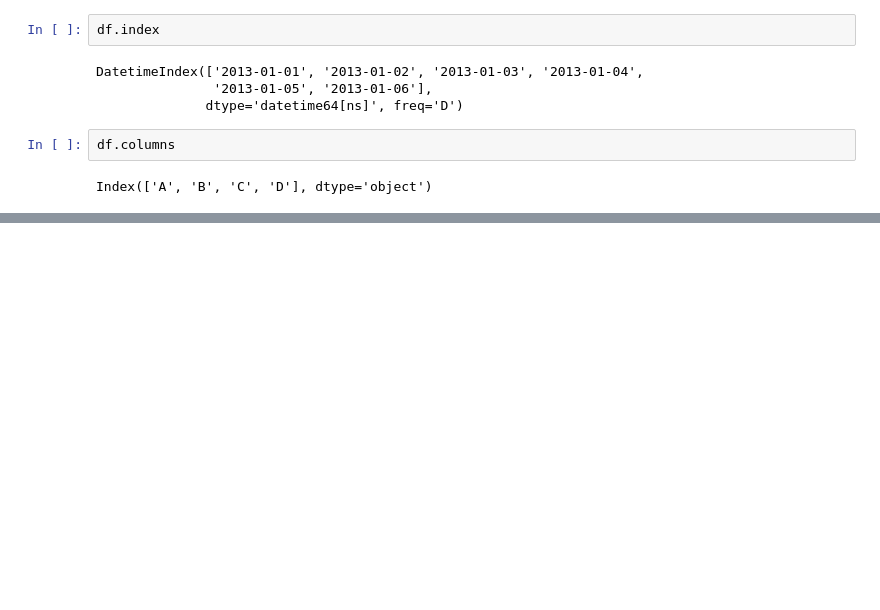
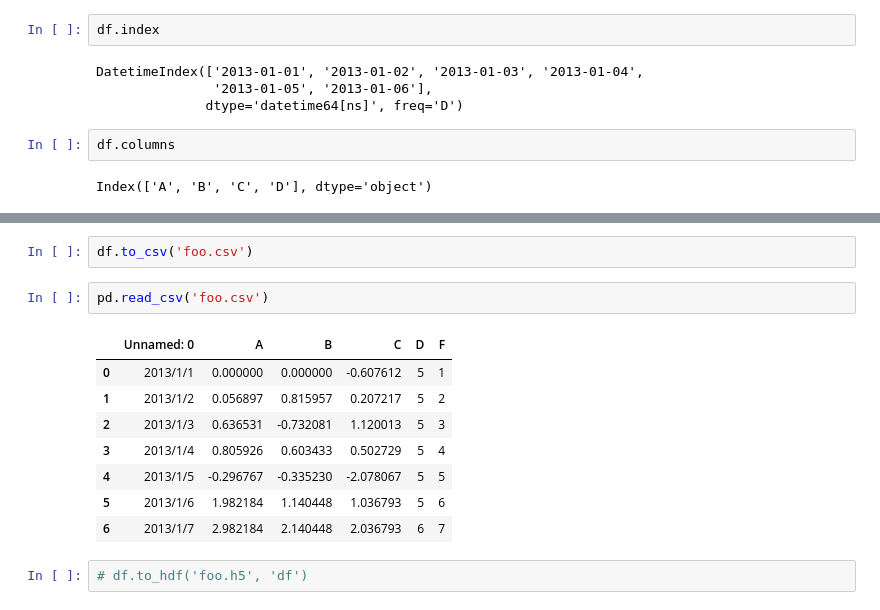
Before and after one commit to byhwdy/learning-ml, a Jupyter notebook: pd/10_minutes_to_pandas.ipynb, the cells around one changed output, grey strips where cells are left out. Saved outputs shown, nothing was run; the diff lists cells and outputs as text; blank space fills up the shorter version.

```diff
--- a/pd/10_minutes_to_pandas.ipynb
+++ b/pd/10_minutes_to_pandas.ipynb
@@ -162,0 +455,15 @@ df['20130102':'20130103']
+# %%
+df.to_csv('foo.csv')
+# %%
+pd.read_csv('foo.csv')
+# %% [output]
+|  | Unnamed: 0 | A | B | C | D | F |
+| 0 | 2013/1/1 | 0.000000 | 0.000000 | -0.607612 | 5 | 1 |
+| 1 | 2013/1/2 | 0.056897 | 0.815957 | 0.207217 | 5 | 2 |
+| 2 | 2013/1/3 | 0.636531 | -0.732081 | 1.120013 | 5 | 3 |
+| 3 | 2013/1/4 | 0.805926 | 0.603433 | 0.502729 | 5 | 4 |
+| 4 | 2013/1/5 | -0.296767 | -0.335230 | -2.078067 | 5 | 5 |
+| 5 | 2013/1/6 | 1.982184 | 1.140448 | 1.036793 | 5 | 6 |
+| 6 | 2013/1/7 | 2.982184 | 2.140448 | 2.036793 | 6 | 7 |
+# %%
+# df.to_hdf('foo.h5', 'df')
```
Also changed, not shown: parts of 63 cells of this notebook, 1 other file.
